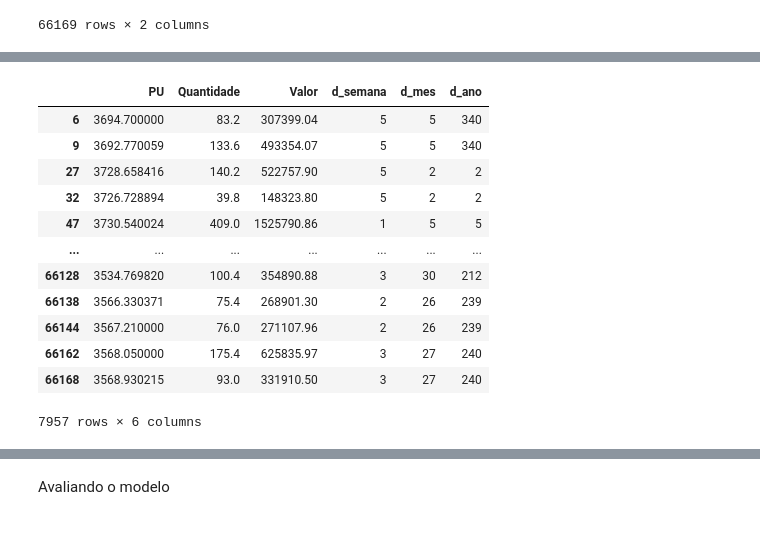
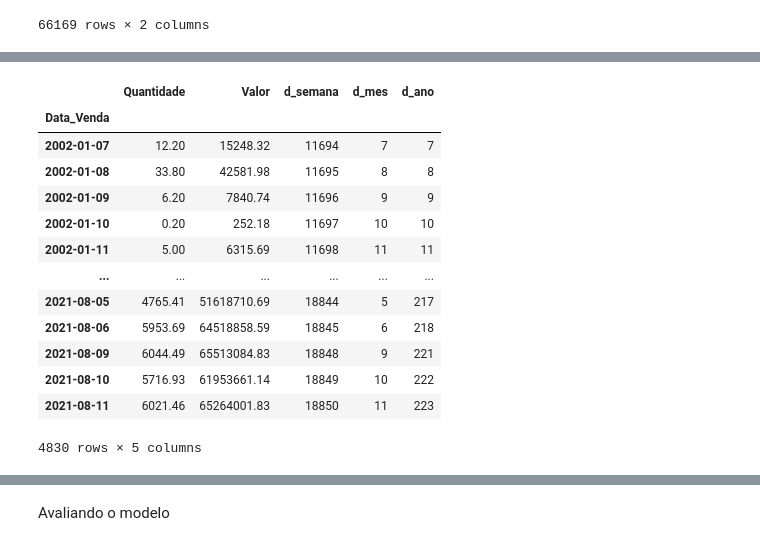
Before and after one commit to mateuspalacio/grupo_four_jupyter, a Jupyter notebook: AV3.ipynb, the cells around one changed output, grey strips where cells are left out. Cells and saved outputs as stored; diff of their text form; code cells hidden in the pictures.

```diff
--- a/AV3.ipynb
+++ b/AV3.ipynb
@@ -93,3 +100,8 @@ Data columns (total 6 columns):
  5   Valor                 66169 non-null  float64
 dtypes: datetime64[ns](2), float64(3), object(1)
 memory usage: 3.0+ MB
+# %%
+aux=df_data.drop(columns=['Vencimento_do_Titulo','PU','Quantidade'])
+aux.set_index('Data_Venda')
+data_Value_Per_Day_Selic=pd.DataFrame(aux[aux['Tipo_Titulo']=='Tesouro Selic'].groupby(aux['Data_Venda'].dt.to_period('d'))['Valor'].sum())
+data_Value_Per_Day_Selic
@@ -95,0 +123,5 @@ memory usage: 3.0+ MB
+# %%
+aux=df_data.drop(columns=['Vencimento_do_Titulo','PU','Valor'])
+aux.set_index('Data_Venda')
+data_Amount_Per_Day_Selic=pd.DataFrame(aux[aux['Tipo_Titulo']=='Tesouro Selic'].groupby(aux['Data_Venda'].dt.to_period('d'))['Quantidade'].sum())
+data_Amount_Per_Day_Selic
@@ -95,0 +143,4 @@ memory usage: 3.0+ MB
+# %%
+data_day = data_Amount_Per_Day_Selic.merge(data_Value_Per_Day_Selic,on='Data_Venda')
+data_day['Data_Venda'] = data_day.index
+data_day
@@ -121,13 +187,13 @@ df_dados_c3=df_data[df_data['Tipo_Titulo']=='Tesouro Prefixado IPCA+']
 df_dados_c4=df_data[df_data['Tipo_Titulo']=='Tesouro IGPM+ com Juros Semestrais']
 df_dados_c5=df_data[df_data['Tipo_Titulo']=='Tesouro Prefixado IPCA+ com Juros Semestrais']
 # %%
-df_dados_c1['d_semana'] = df_dados_c1['Data_Venda'].dt.strftime("%u")
-df_dados_c1['d_mes'] = df_dados_c1['Data_Venda'].dt.strftime("%d")
-df_dados_c1['d_ano'] = df_dados_c1['Data_Venda'].dt.strftime("%j")
+data_day['d_semana'] = data_day['Data_Venda'].dt.strftime("%u")
+data_day['d_mes'] = data_day['Data_Venda'].dt.strftime("%d")
+data_day['d_ano'] = data_day['Data_Venda'].dt.strftime("%j")
 
-df_dados_c1['d_semana'] = df_dados_c1['d_semana'].astype(int)
-df_dados_c1['d_mes'] = df_dados_c1['d_mes'].astype(int)
-df_dados_c1['d_ano'] = df_dados_c1['d_ano'].astype(int)
+data_day['d_semana'] = data_day['d_semana'].astype(int)
+data_day['d_mes'] = data_day['d_mes'].astype(int)
+data_day['d_ano'] = data_day['d_ano'].astype(int)
 
-df_dados_c1
+data_day
 # %% [output]
@@ -164,22 +214,23 @@ See the caveats in the documentation: https://pandas.pydata.org/pandas-docs/stab
 # %%
-feature_names = ['PU','Quantidade', 'Valor','d_semana','d_mes','d_ano']
-df_features_c1=df_dados_c1.drop(columns=['Tipo_Titulo','Data_Venda','Vencimento_do_Titulo'])
-df_features_c1_datas = df_dados_c1.drop(columns=['Tipo_Titulo','Vencimento_do_Titulo'])
-df_features_c1
+feature_names = ['Quantidade', 'Valor','d_semana','d_mes','d_ano']
+data_day_features=data_day.drop(columns=['Data_Venda'])
+#data_day = data_day.drop(columns=['Tipo_Titulo','Vencimento_do_Titulo'])
+data_day_features
 # %% [output]
-|  | PU | Quantidade | Valor | d_semana | d_mes | d_ano |
-| 6 | 3694.700000 | 83.2 | 307399.04 | 5 | 5 | 340 |
-| 9 | 3692.770059 | 133.6 | 493354.07 | 5 | 5 | 340 |
-| 27 | 3728.658416 | 140.2 | 522757.90 | 5 | 2 | 2 |
-| 32 | 3726.728894 | 39.8 | 148323.80 | 5 | 2 | 2 |
-| 47 | 3730.540024 | 409.0 | 1525790.86 | 1 | 5 | 5 |
-| ... | ... | ... | ... | ... | ... | ... |
-| 66128 | 3534.769820 | 100.4 | 354890.88 | 3 | 30 | 212 |
-| 66138 | 3566.330371 | 75.4 | 268901.30 | 2 | 26 | 239 |
-| 66144 | 3567.210000 | 76.0 | 271107.96 | 2 | 26 | 239 |
-| 66162 | 3568.050000 | 175.4 | 625835.97 | 3 | 27 | 240 |
-| 66168 | 3568.930215 | 93.0 | 331910.50 | 3 | 27 | 240 |
+|  | Quantidade | Valor | d_semana | d_mes | d_ano |
+| Data_Venda |  |  |  |  |  |
+| 2002-01-07 | 12.20 | 15248.32 | 11694 | 7 | 7 |
+| 2002-01-08 | 33.80 | 42581.98 | 11695 | 8 | 8 |
+| 2002-01-09 | 6.20 | 7840.74 | 11696 | 9 | 9 |
+| 2002-01-10 | 0.20 | 252.18 | 11697 | 10 | 10 |
+| 2002-01-11 | 5.00 | 6315.69 | 11698 | 11 | 11 |
+| ... | ... | ... | ... | ... | ... |
+| 2021-08-05 | 4765.41 | 51618710.69 | 18844 | 5 | 217 |
+| 2021-08-06 | 5953.69 | 64518858.59 | 18845 | 6 | 218 |
+| 2021-08-09 | 6044.49 | 65513084.83 | 18848 | 9 | 221 |
+| 2021-08-10 | 5716.93 | 61953661.14 | 18849 | 10 | 222 |
+| 2021-08-11 | 6021.46 | 65264001.83 | 18850 | 11 | 223 |
-7957 rows × 6 columns
+4830 rows × 5 columns
 # %%
 # aplicando escala pros valores ficarem entre 0 e 1
 if(transformar_features):
```
Also changed, not shown: parts of 21 cells of this notebook.
